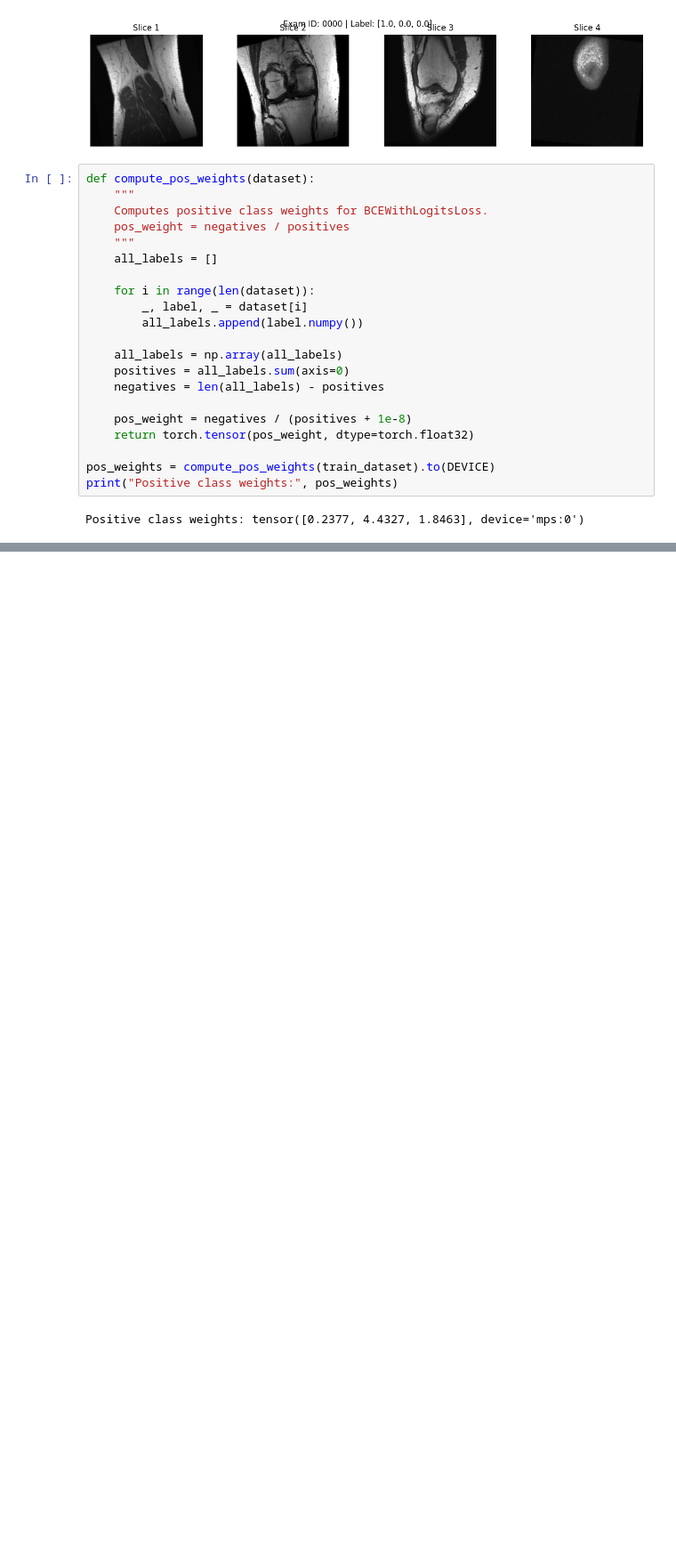
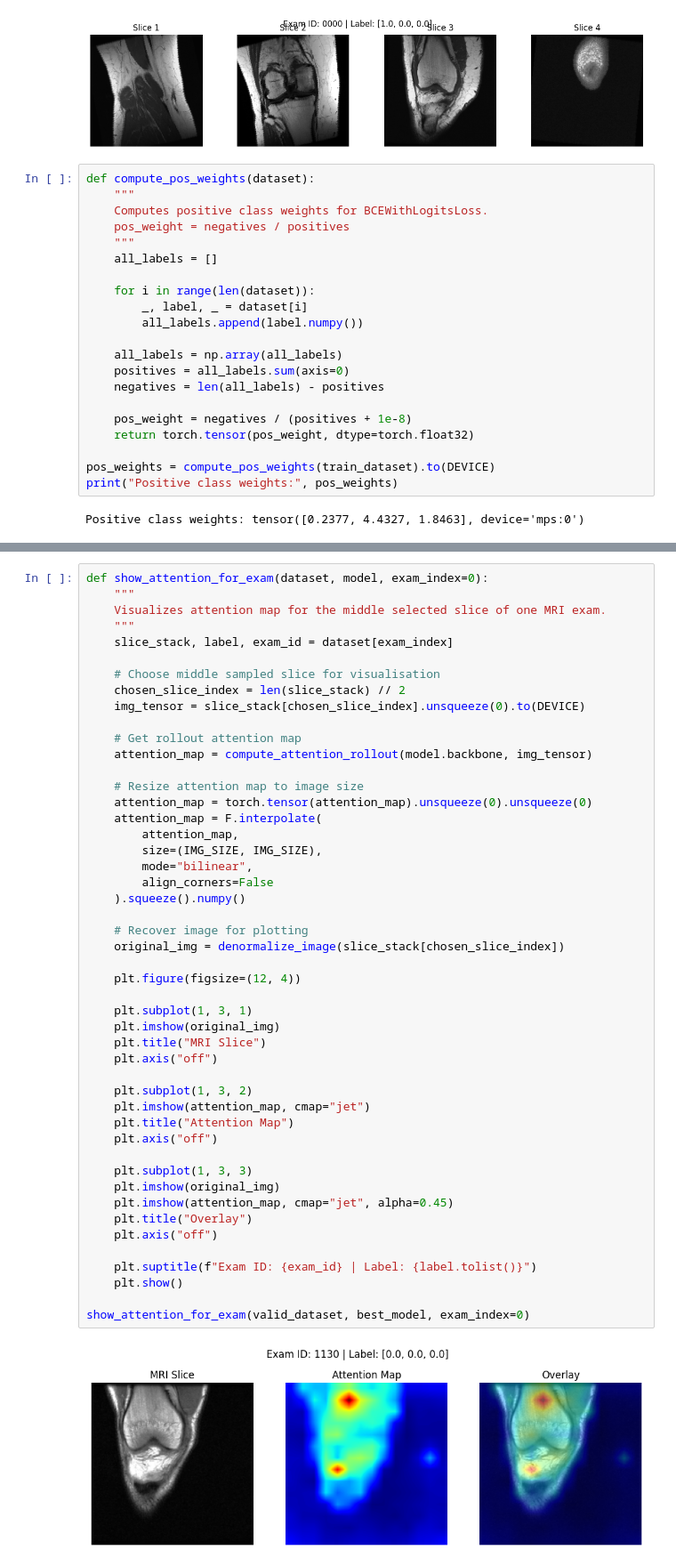
Before and after one commit to muhammad4k/EEEM068-MRNet-ViT, a Jupyter notebook: MRNet_ViT.ipynb, the cells around one changed output, grey strips where cells are left out. Shown at 89% size. Saved outputs shown, nothing was run; the diff lists cells and outputs as text; blank space fills up the shorter version.

```diff
--- a/MRNet_ViT.ipynb
+++ b/MRNet_ViT.ipynb
@@ -317,0 +883,50 @@ Positive class weights: tensor([0.2377, 4.4327, 1.8463], device='mps:0')
+# %%
+def show_attention_for_exam(dataset, model, exam_index=0):
+    """
+    Visualizes attention map for the middle selected slice of one MRI exam.
+    """
+    slice_stack, label, exam_id = dataset[exam_index]
+
+    # Choose middle sampled slice for visualisation
+    chosen_slice_index = len(slice_stack) // 2
+    img_tensor = slice_stack[chosen_slice_index].unsqueeze(0).to(DEVICE)
+
+    # Get rollout attention map
+    attention_map = compute_attention_rollout(model.backbone, img_tensor)
+
+    # Resize attention map to image size
+    attention_map = torch.tensor(attention_map).unsqueeze(0).unsqueeze(0)
+    attention_map = F.interpolate(
+        attention_map,
+        size=(IMG_SIZE, IMG_SIZE),
+        mode="bilinear",
+        align_corners=False
+    ).squeeze().numpy()
+
+    # Recover image for plotting
+    original_img = denormalize_image(slice_stack[chosen_slice_index])
+
+    plt.figure(figsize=(12, 4))
+
+    plt.subplot(1, 3, 1)
+    plt.imshow(original_img)
+    plt.title("MRI Slice")
+    plt.axis("off")
+
+    plt.subplot(1, 3, 2)
+    plt.imshow(attention_map, cmap="jet")
+    plt.title("Attention Map")
+    plt.axis("off")
+
+    plt.subplot(1, 3, 3)
+    plt.imshow(original_img)
+    plt.imshow(attention_map, cmap="jet", alpha=0.45)
+    plt.title("Overlay")
+    plt.axis("off")
+
+    plt.suptitle(f"Exam ID: {exam_id} | Label: {label.tolist()}")
+    plt.show()
+
+show_attention_for_exam(valid_dataset, best_model, exam_index=0)
+# %% [output]
+[figure, added]
```
Also changed, not shown: parts of 21 cells of this notebook.
